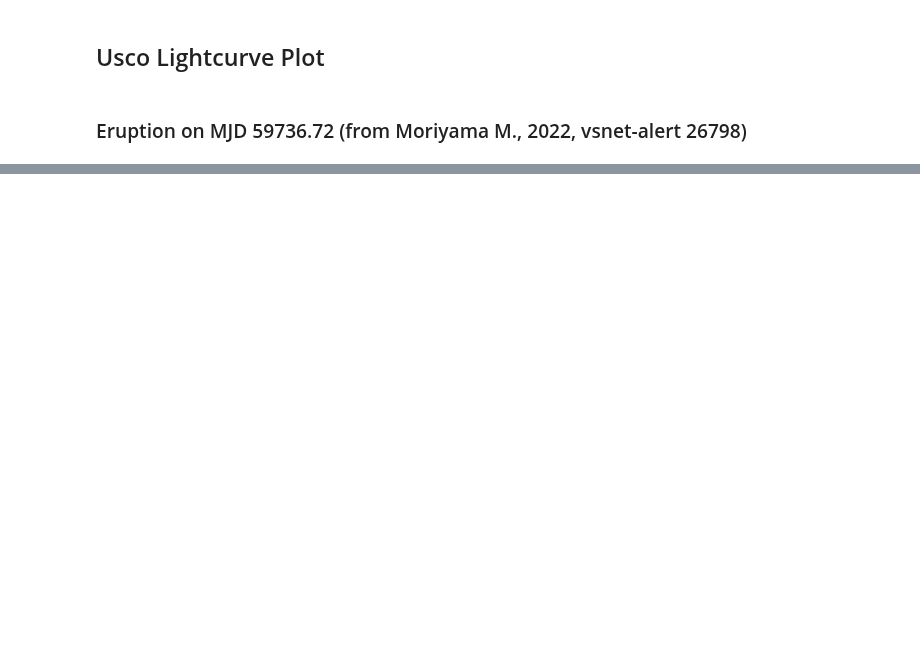
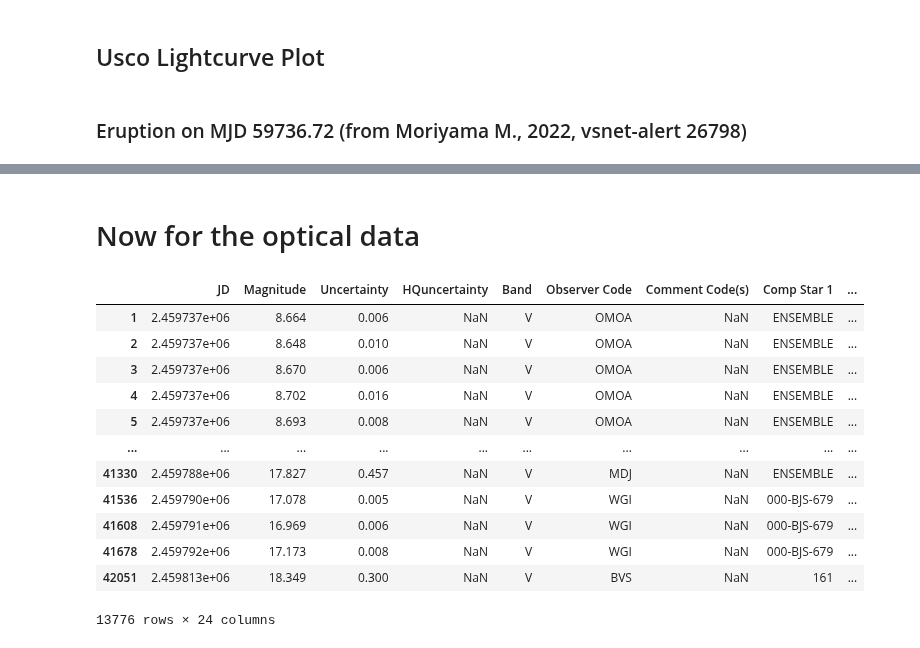
Before and after one commit to Wilhelm005/Research-Code, a Jupyter notebook: USco Lightcurve.ipynb, the cells around one changed output, grey strips where cells are left out. Drawn from its saved outputs; the diff is of its cells as text; code cells hidden in the pictures; blank space fills up the shorter version.

```diff
--- a/USco Lightcurve.ipynb
+++ b/USco Lightcurve.ipynb
@@ -238,0 +239,31 @@ plt.show();
+# %% [markdown]
+# Now for the optical data
+# %%
+#optical data input
+
+Usco_opt_unflitered = pd.read_csv('aavsodata_68fa5be46cab7.txt', header = 0)
+
+#now to get only the vband
+
+column_name = 'Band'
+key = 'V'
+
+Usco_opt_kinda = Usco_opt_unflitered[Usco_opt_unflitered[column_name].str.contains(key, na=False)]
+
+Usco_opt = Usco_opt_kinda[~Usco_opt_kinda[column_name].str.contains('Vis.|CV', na=False)]
+
+Usco_opt
+# %% [output]
+|  | JD | Magnitude | Uncertainty | HQuncertainty | Band | Observer Code | Comment Code(s) | Comp Star 1 | ... |
+| 1 | 2.459737e+06 | 8.664 | 0.006 | NaN | V | OMOA | NaN | ENSEMBLE | ... |
+| 2 | 2.459737e+06 | 8.648 | 0.010 | NaN | V | OMOA | NaN | ENSEMBLE | ... |
+| 3 | 2.459737e+06 | 8.670 | 0.006 | NaN | V | OMOA | NaN | ENSEMBLE | ... |
+| 4 | 2.459737e+06 | 8.702 | 0.016 | NaN | V | OMOA | NaN | ENSEMBLE | ... |
+| 5 | 2.459737e+06 | 8.693 | 0.008 | NaN | V | OMOA | NaN | ENSEMBLE | ... |
+| ... | ... | ... | ... | ... | ... | ... | ... | ... | ... |
+| 41330 | 2.459788e+06 | 17.827 | 0.457 | NaN | V | MDJ | NaN | ENSEMBLE | ... |
+| 41536 | 2.459790e+06 | 17.078 | 0.005 | NaN | V | WGI | NaN | 000-BJS-679 | ... |
+| 41608 | 2.459791e+06 | 16.969 | 0.006 | NaN | V | WGI | NaN | 000-BJS-679 | ... |
+| 41678 | 2.459792e+06 | 17.173 | 0.008 | NaN | V | WGI | NaN | 000-BJS-679 | ... |
+| 42051 | 2.459813e+06 | 18.349 | 0.300 | NaN | V | BVS | NaN | 161 | ... |
+13776 rows × 24 columns
```
Also changed, not shown: parts of 7 cells of this notebook.
